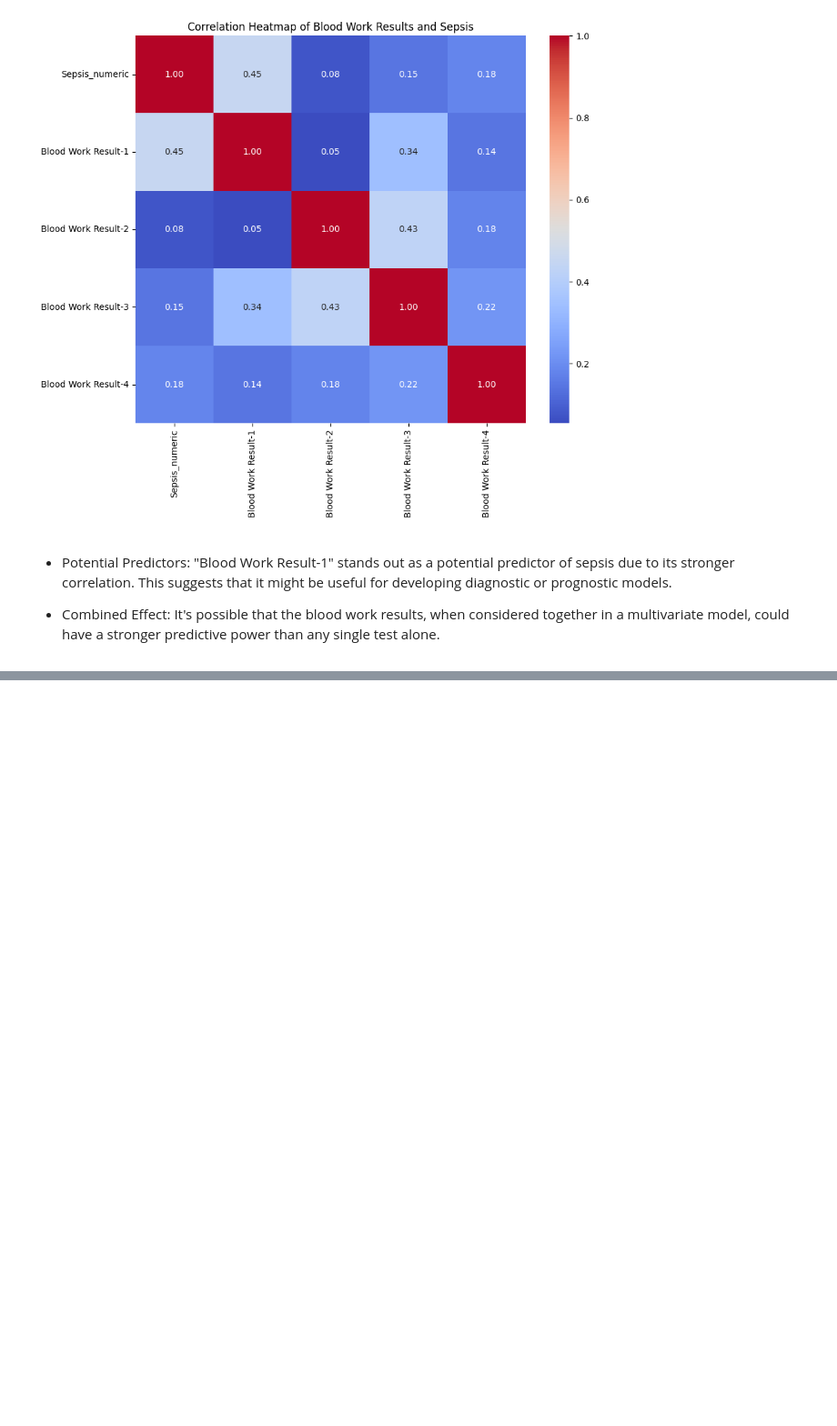
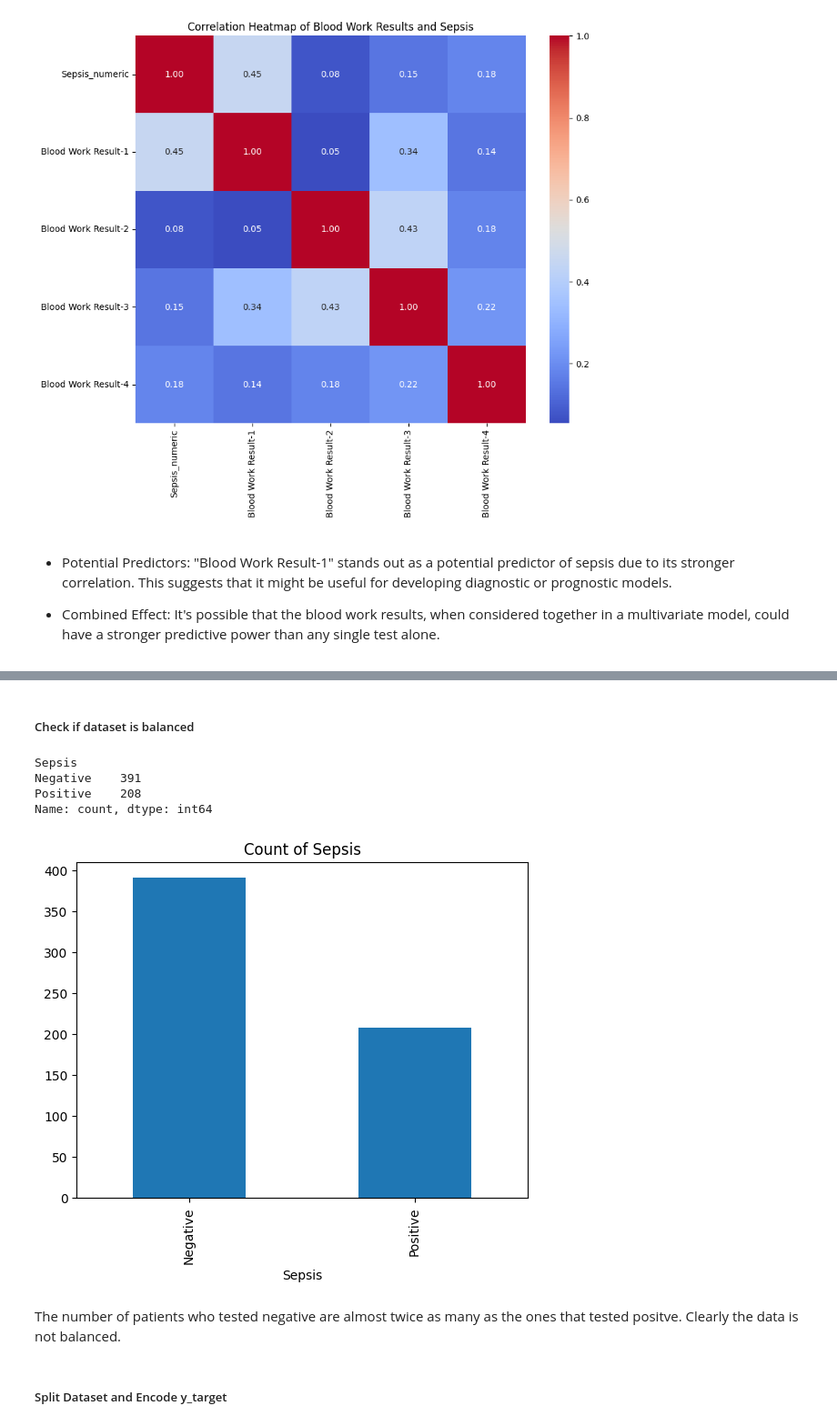
Before and after one commit to AndyMortey/Machine-Learning-API-Using-FastAPI-The-Sepsis-Case-Study, a Jupyter notebook: notebook.ipynb, the cells around one changed output, grey strips where cells are left out. Shown at 91% size. Cells and saved outputs as stored; diff of their text form; code cells hidden in the pictures; blank space fills up the shorter version.

```diff
--- a/notebook.ipynb
+++ b/notebook.ipynb
@@ -525,0 +572,4 @@ plt.show()
+# %%
+#Delete the ID, Sepsis_binary and Sepsis_numeric columns
+df = df.drop(columns=['ID', 'Sepsis_binary', 'Sepsis_numeric'],axis=1)
+df.head()
@@ -525,0 +583,21 @@ plt.show()
+# %% [markdown]
+##### Check if dataset is balanced
+# %%
+#Check dataset Imbalance in target variable(sepsis)
+df['Sepsis'].value_counts()
+# %% [output]
+Sepsis
+Negative    391
+Positive    208
+Name: count, dtype: int64
+# %%
+#Visualize this
+df['Sepsis'].value_counts().plot(kind='bar')
+plt.title('Count of Sepsis')
+plt.show()
+# %% [output]
+[figure, added]
+# %% [markdown]
+The number of patients who tested negative are almost twice as many as the ones that tested positve. Clearly the data is not balanced.
+# %% [markdown]
+##### Split Dataset and Encode y_target
```
Also changed, not shown: parts of 6 cells of this notebook.
